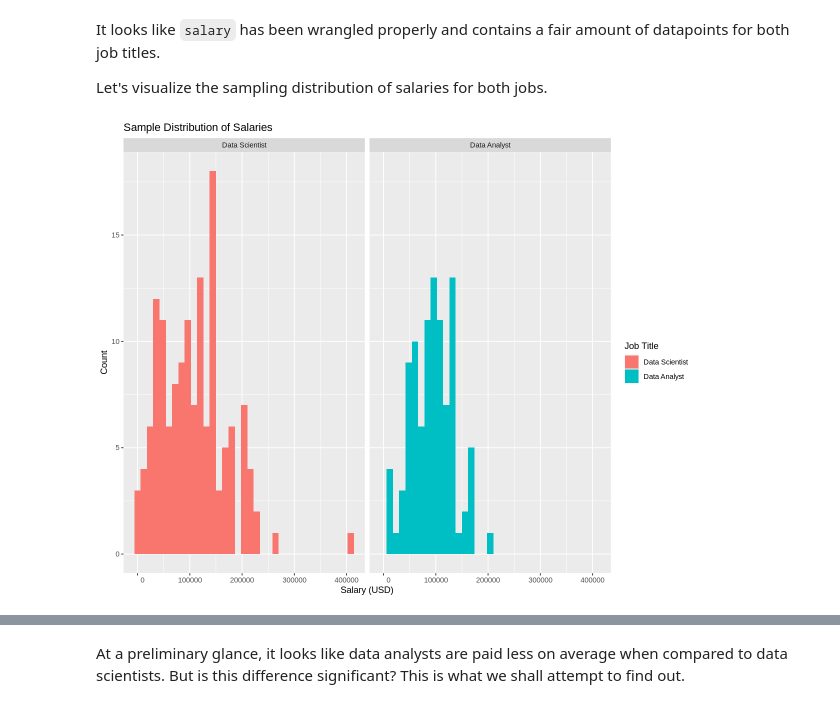
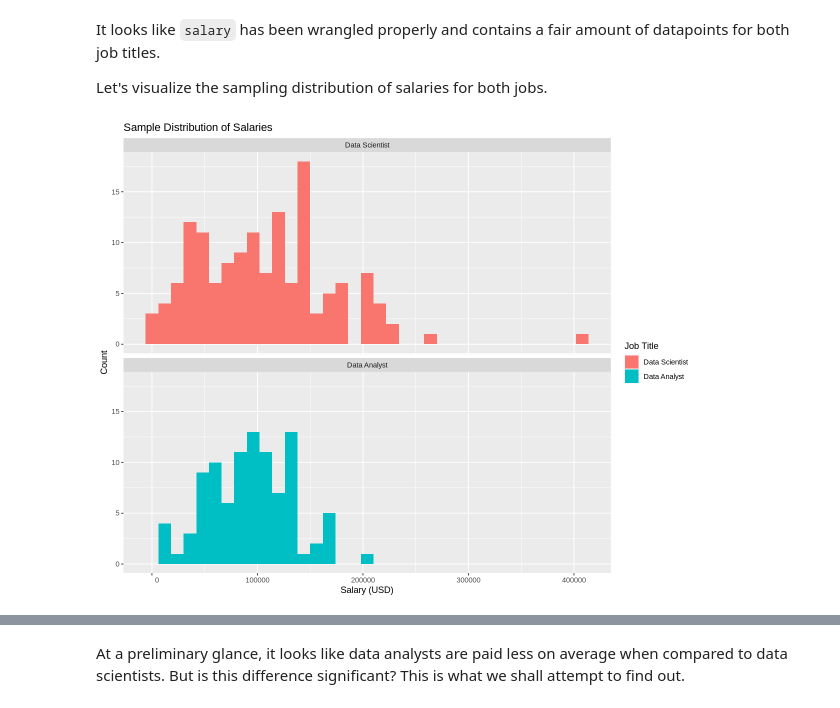
Before and after one commit to aaryan-rampal/stat-201-project, a Jupyter notebook: proposal.ipynb, the cells around one changed output, grey strips where cells are left out. Drawn from its saved outputs; the diff is of its cells as text; code cells hidden in the pictures.

```diff
--- a/proposal.ipynb
+++ b/proposal.ipynb
@@ -101,17 +100,17 @@ Let's visualize the sampling distribution of salaries for both jobs.
 # %%
 options(repr.plot.height = 8, repr.plot.width = 10)
 
 # visualization of original data sample
 salary_sample_dist <- salary |>
     ggplot(aes(x = salary_in_usd, fill = job_title)) +
     geom_histogram(binwidth = 12000) +
-    facet_wrap(~ job_title) +
+    facet_wrap(~ job_title, ncol = 1) +
     ggtitle("Sample Distribution of Salaries") +
     xlab("Salary (USD)") +
     ylab("Count") +
     labs(fill = "Job Title") +
     scale_x_continuous(labels = function(x) format(x, scientific = FALSE))
 
 salary_sample_dist
 # %% [output]
-[figure, old version]
+[figure, new version]
```
Also changed, not shown: parts of 8 cells of this notebook.
